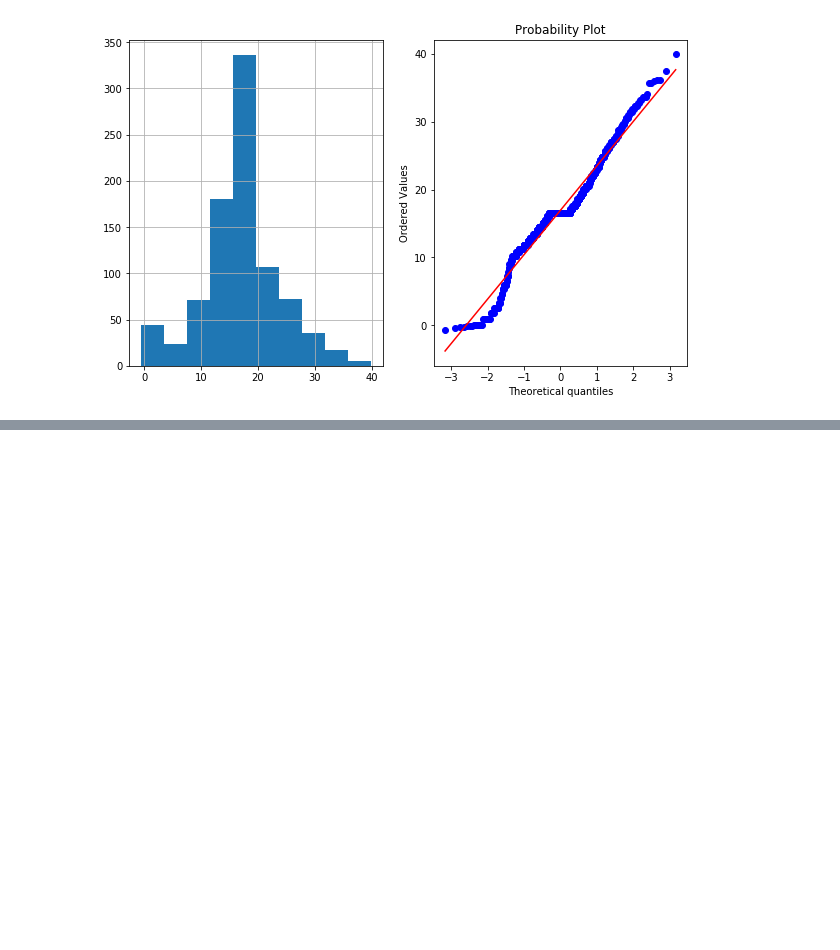
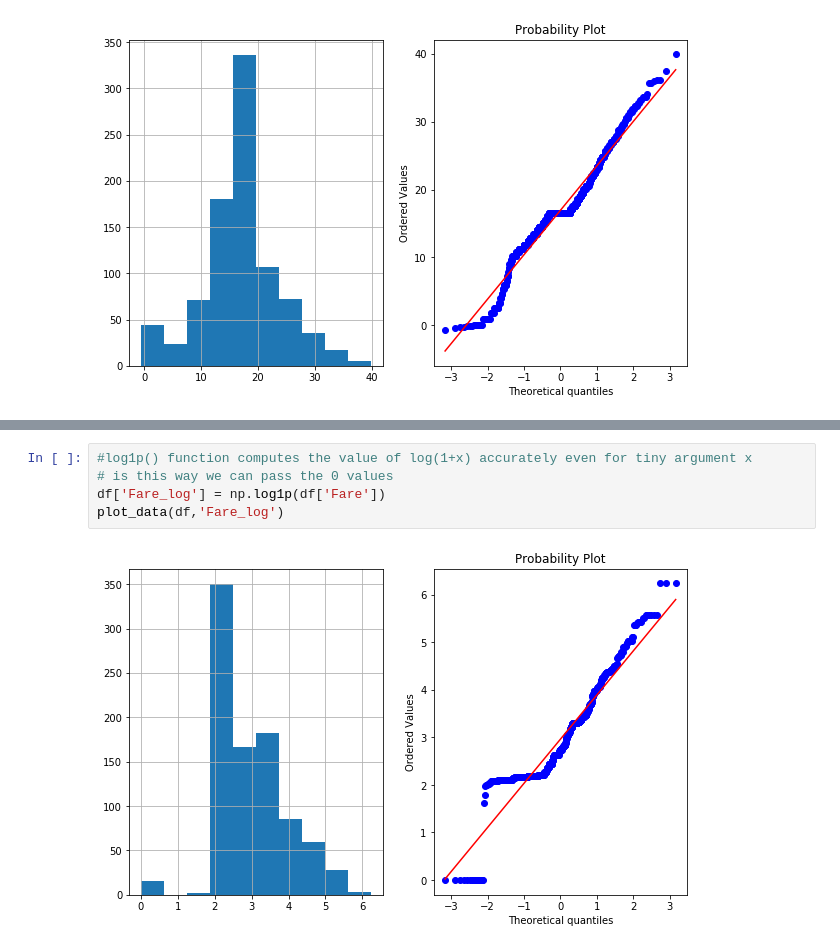
Before and after one commit to kunasinh/FeatureEngineering, a Jupyter notebook: Feature Engineering-All Standardization And Transformation.ipynb, the cells around one changed output, grey strips where cells are left out. Cells and saved outputs as stored; diff of their text form; blank space fills up the shorter version.

```diff
--- a/Feature Engineering-All Standardization And Transformation.ipynb
+++ b/Feature Engineering-All Standardization And Transformation.ipynb
@@ -320,0 +330,7 @@ plot_data(df,'Age_Boxcox')
+# %%
+#log1p() function computes the value of log(1+x) accurately even for tiny argument x
+# is this way we can pass the 0 values
+df['Fare_log'] = np.log1p(df['Fare'])
+plot_data(df,'Fare_log')
+# %% [output]
+[figure, added]
```
Also changed, not shown: parts of 3 cells of this notebook.
